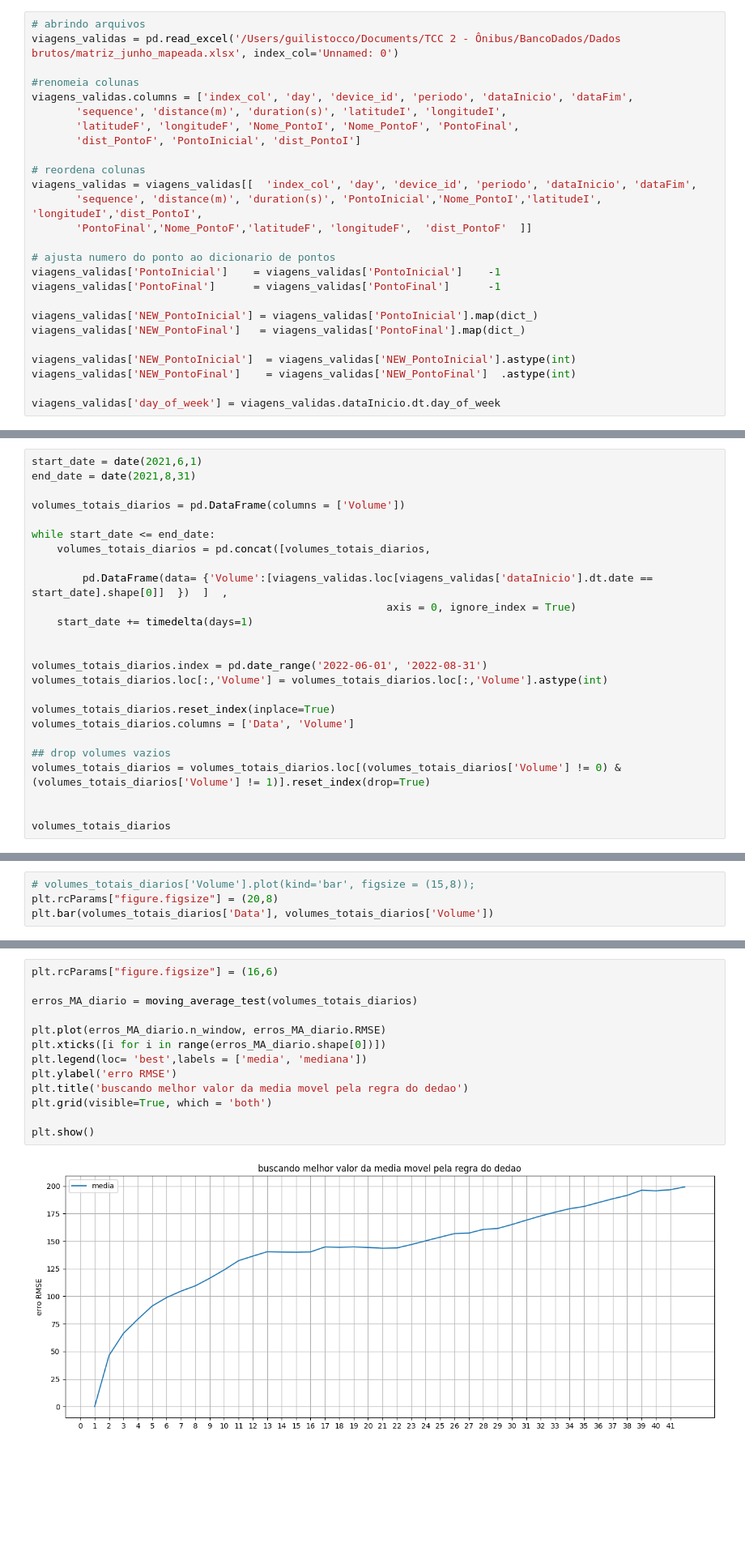
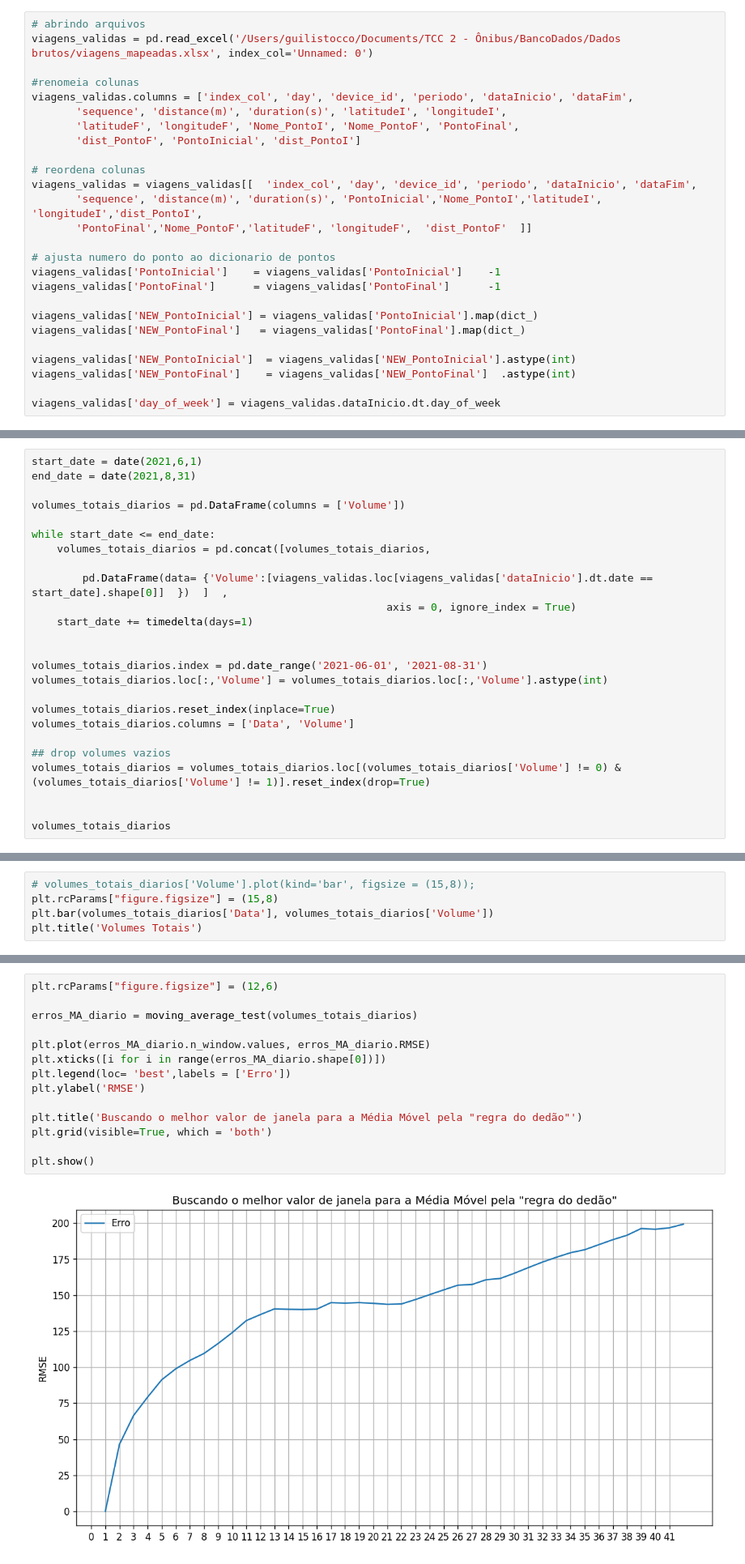
Before and after one commit to guilistocco/TCC_TABELA_DE_HORARIOS, a Jupyter notebook: Notebooks/modelagem OD - Volumes Totais.ipynb, the cells around one changed output, grey strips where cells are left out. Shown at 81% size. Cells and saved outputs as stored; diff of their text form; blank space fills up the shorter version.

```diff
--- a/Notebooks/modelagem OD - Volumes Totais.ipynb
+++ b/Notebooks/modelagem OD - Volumes Totais.ipynb
@@ -72,7 +71,7 @@ for dic in range((clusters.shape[0])):
 # dict_
 # %%
 # abrindo arquivos
-viagens_validas = pd.read_excel('/Users/guilistocco/Documents/TCC 2 - Ônibus/BancoDados/Dados brutos/matriz_junho_mapeada.xlsx', index_col='Unnamed: 0')
+viagens_validas = pd.read_excel('/Users/guilistocco/Documents/TCC 2 - Ônibus/BancoDados/Dados brutos/viagens_mapeadas.xlsx', index_col='Unnamed: 0')
 
 #renomeia colunas
 viagens_validas.columns = ['index_col', 'day', 'device_id', 'periodo', 'dataInicio', 'dataFim',
@@ -114,7 +113,7 @@ while start_date <= end_date:
     start_date += timedelta(days=1)
 
 
-volumes_totais_diarios.index = pd.date_range('2022-06-01', '2022-08-31')
+volumes_totais_diarios.index = pd.date_range('2021-06-01', '2021-08-31')
 volumes_totais_diarios.loc[:,'Volume'] = volumes_totais_diarios.loc[:,'Volume'].astype(int)
 
 volumes_totais_diarios.reset_index(inplace=True)
@@ -176,6 +187,7 @@ X_train.shape, X_test.shape
 - feriado de 9 de julho
 # %%
 # volumes_totais_diarios['Volume'].plot(kind='bar', figsize = (15,8));
-plt.rcParams["figure.figsize"] = (20,8)
+plt.rcParams["figure.figsize"] = (15,8)
 plt.bar(volumes_totais_diarios['Data'], volumes_totais_diarios['Volume'])
+plt.title('Volumes Totais')
 # %% [output]
@@ -186,20 +198,21 @@ plt.bar(volumes_totais_diarios['Data'], volumes_totais_diarios['Volume'])
 # %% [markdown]
 ### Escolhendo melhor numero de janela para a media movel (baseado no erro)
 # %%
-plt.rcParams["figure.figsize"] = (16,6)
+plt.rcParams["figure.figsize"] = (12,6)
 
 erros_MA_diario = moving_average_test(volumes_totais_diarios)
 
-plt.plot(erros_MA_diario.n_window, erros_MA_diario.RMSE)
+plt.plot(erros_MA_diario.n_window.values, erros_MA_diario.RMSE)
 plt.xticks([i for i in range(erros_MA_diario.shape[0])])
-plt.legend(loc= 'best',labels = ['media', 'mediana'])
-plt.ylabel('erro RMSE')
-plt.title('buscando melhor valor da media movel pela regra do dedao')
+plt.legend(loc= 'best',labels = ['Erro'])
+plt.ylabel('RMSE')
+
+plt.title('Buscando o melhor valor de janela para a Média Móvel pela "regra do dedão"')
 plt.grid(visible=True, which = 'both')
 
 plt.show()
 # %% [output]
-[figure, old version]
+[figure, new version]
 # %%
 parametro = 13
 
```
Also changed, not shown: parts of 40 cells of this notebook, 12 other files.
